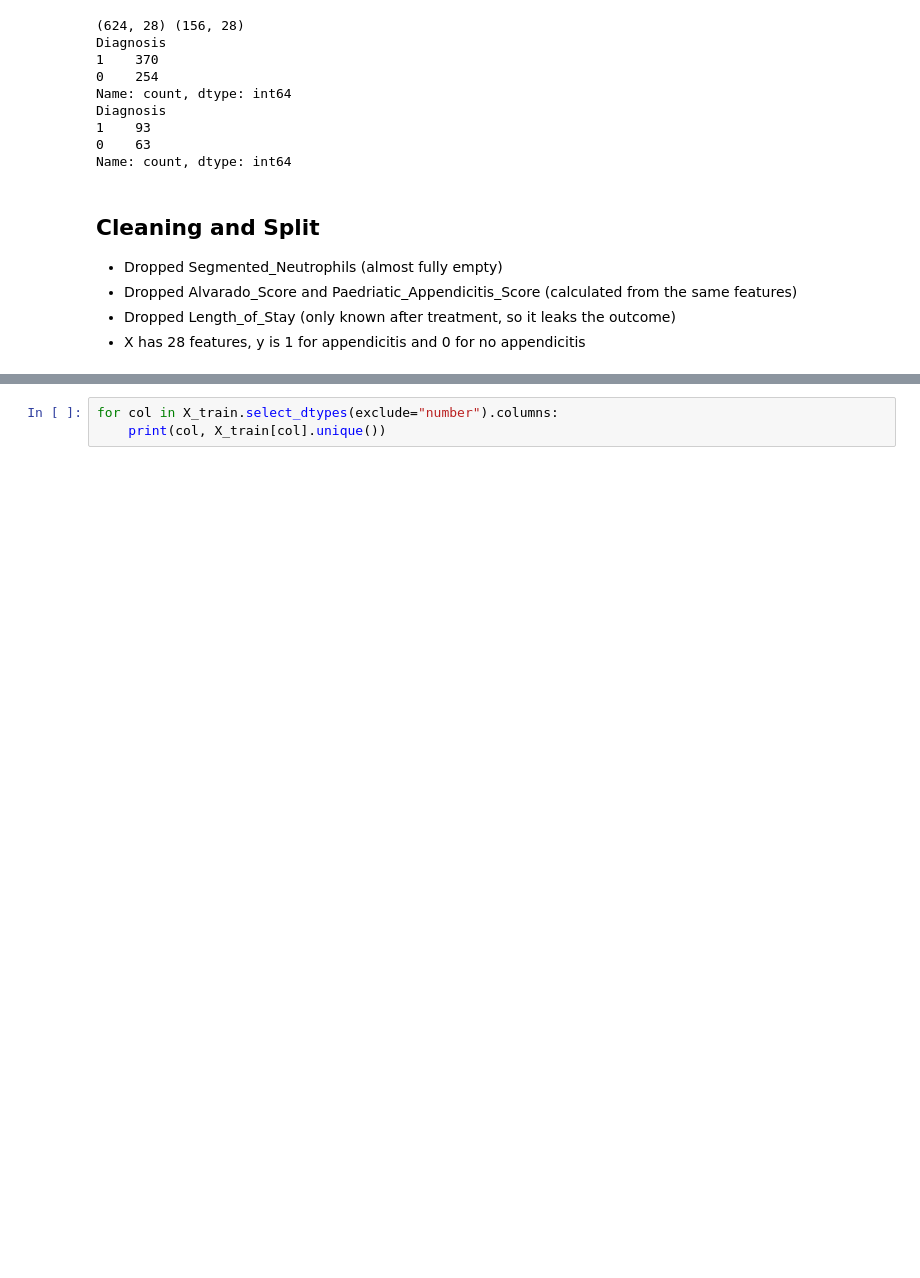
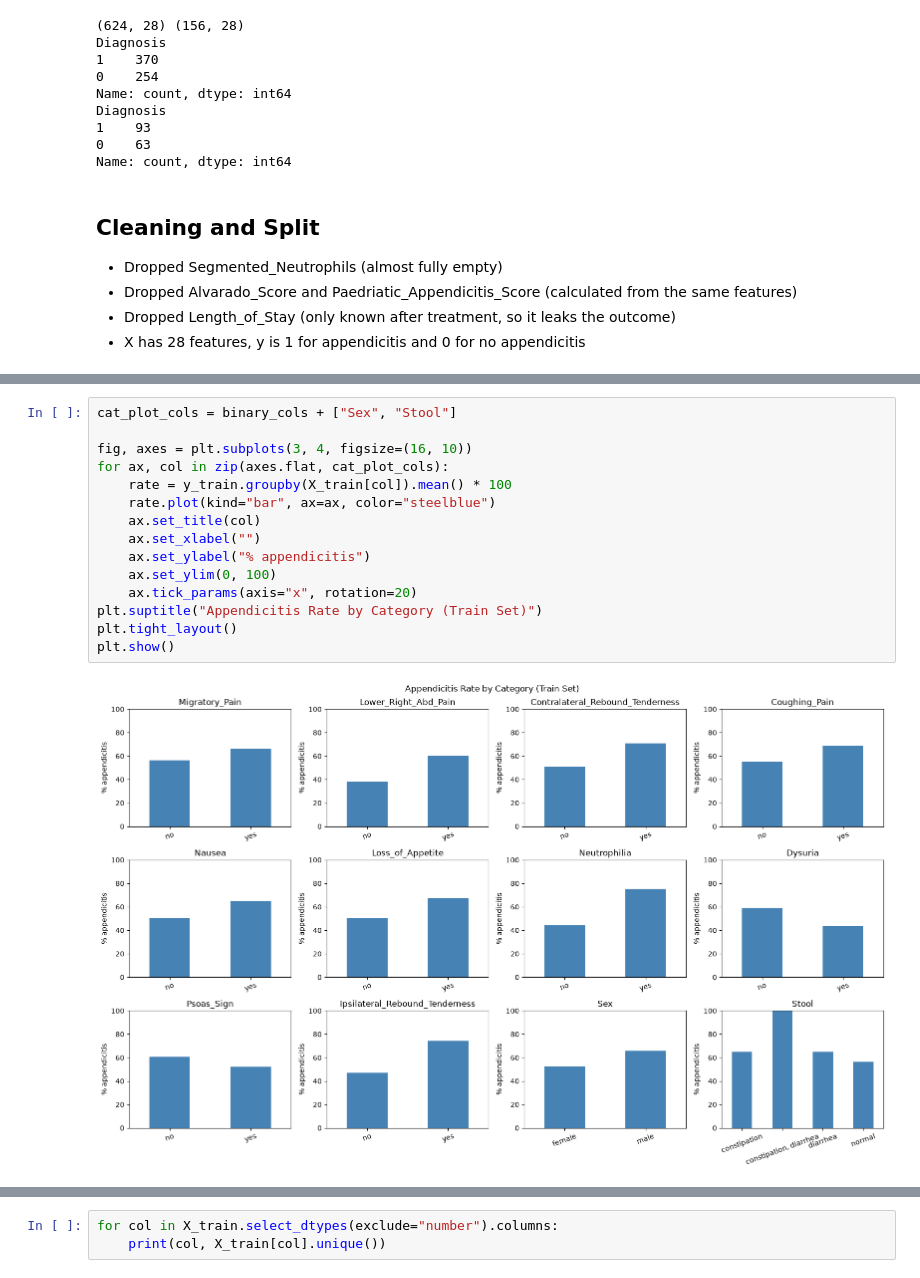
Before and after one commit to Mil9nn/pediatric-appendicitis, a Jupyter notebook: main.ipynb, the cells around one changed output, grey strips where cells are left out. Drawn from its saved outputs; the diff is of its cells as text; blank space fills up the shorter version.

```diff
--- a/main.ipynb
+++ b/main.ipynb
@@ -180,0 +236,17 @@ Name: count, dtype: int64
+# %%
+cat_plot_cols = binary_cols + ["Sex", "Stool"]
+
+fig, axes = plt.subplots(3, 4, figsize=(16, 10))
+for ax, col in zip(axes.flat, cat_plot_cols):
+    rate = y_train.groupby(X_train[col]).mean() * 100
+    rate.plot(kind="bar", ax=ax, color="steelblue")
+    ax.set_title(col)
+    ax.set_xlabel("")
+    ax.set_ylabel("% appendicitis")
+    ax.set_ylim(0, 100)
+    ax.tick_params(axis="x", rotation=20)
+plt.suptitle("Appendicitis Rate by Category (Train Set)")
+plt.tight_layout()
+plt.show()
+# %% [output]
+[figure, added]
```
Also changed, not shown: parts of 8 cells of this notebook.
